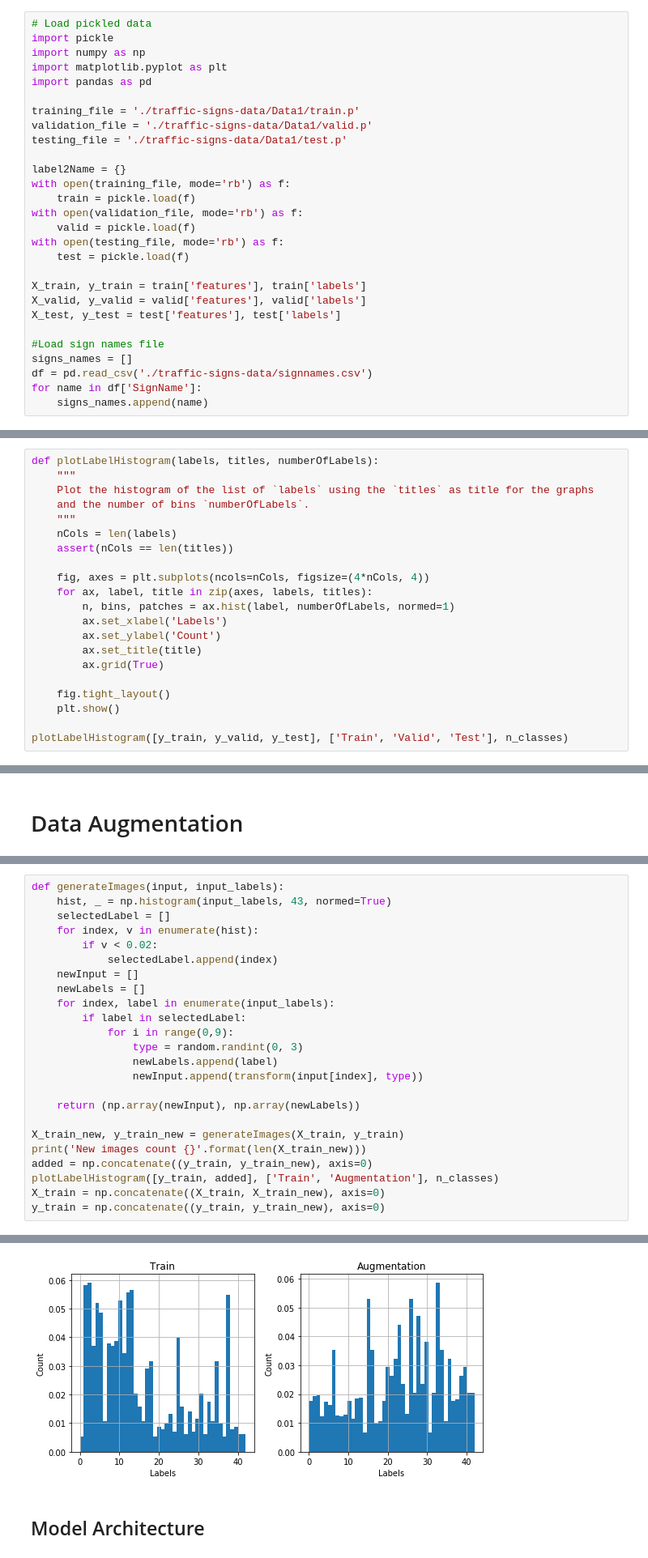
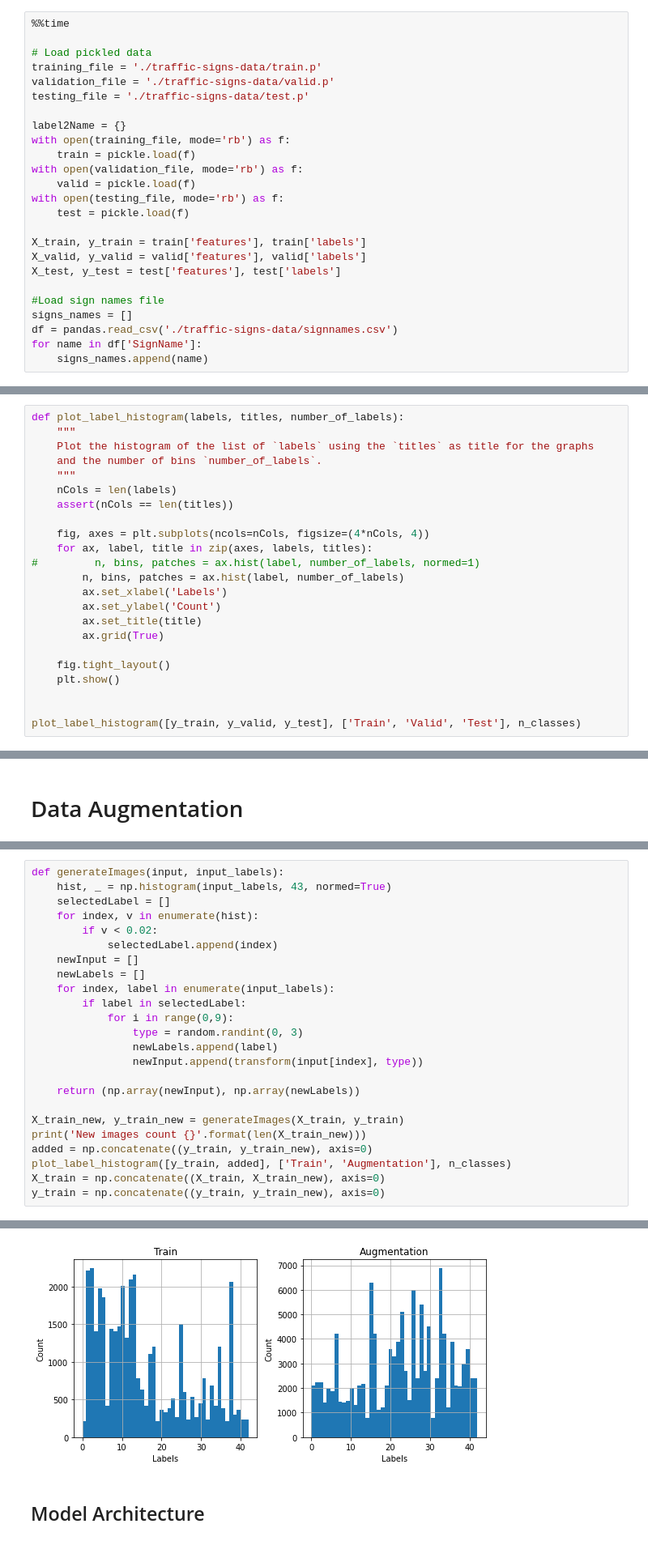
Before and after one commit to battlestar004/CSC790_DeepLearning, a Jupyter notebook: CNN_TSR_Final-Gradient_Descent.ipynb, the cells around one changed output, grey strips where cells are left out. Shown at 81% size. Drawn from its saved outputs; the diff is of its cells as text.

Commit message:
Download dataset during run time Optimize notebook code Update .gitignore Add test-images locally

```diff
--- a/CNN_TSR_Final-Gradient_Descent.ipynb
+++ b/CNN_TSR_Final-Gradient_Descent.ipynb
@@ -1,15 +65,12 @@
 # %% [markdown]
 # Step1: Load The Data
 # %%
+%%time
+
 # Load pickled data
-import pickle
-import numpy as np
-import matplotlib.pyplot as plt
-import pandas as pd
-
-training_file = './traffic-signs-data/Data1/train.p'
-validation_file = './traffic-signs-data/Data1/valid.p'
-testing_file = './traffic-signs-data/Data1/test.p'
+training_file = './traffic-signs-data/train.p'
+validation_file = './traffic-signs-data/valid.p'
+testing_file = './traffic-signs-data/test.p'
 
 label2Name = {}
 with open(training_file, mode='rb') as f:
@@ -25,6 +86,6 @@ X_test, y_test = test['features'], test['labels']
 
 #Load sign names file
 signs_names = []
-df = pd.read_csv('./traffic-signs-data/signnames.csv')
+df = pandas.read_csv('./traffic-signs-data/signnames.csv')
 for name in df['SignName']:
     signs_names.append(name)
@@ -119,17 +174,18 @@ X_train, y_train = shuffle(X_train, y_train)
 # %% [markdown]
 ## Label distribution
 # %%
-def plotLabelHistogram(labels, titles, numberOfLabels):
+def plot_label_histogram(labels, titles, number_of_labels):
     """
     Plot the histogram of the list of `labels` using the `titles` as title for the graphs
-    and the number of bins `numberOfLabels`.
+    and the number of bins `number_of_labels`.
     """
     nCols = len(labels)
     assert(nCols == len(titles))
 
     fig, axes = plt.subplots(ncols=nCols, figsize=(4*nCols, 4))
     for ax, label, title in zip(axes, labels, titles):
-        n, bins, patches = ax.hist(label, numberOfLabels, normed=1)
+#         n, bins, patches = ax.hist(label, number_of_labels, normed=1)
+        n, bins, patches = ax.hist(label, number_of_labels)
         ax.set_xlabel('Labels')
         ax.set_ylabel('Count')
         ax.set_title(title)
@@ -138,5 +194,6 @@ def plotLabelHistogram(labels, titles, numberOfLabels):
     fig.tight_layout()
     plt.show()
 
-plotLabelHistogram([y_train, y_valid, y_test], ['Train', 'Valid', 'Test'], n_classes)
+
+plot_label_histogram([y_train, y_valid, y_test], ['Train', 'Valid', 'Test'], n_classes)
 # %% [output]
@@ -202,7 +255,7 @@ def generateImages(input, input_labels):
 X_train_new, y_train_new = generateImages(X_train, y_train)
 print('New images count {}'.format(len(X_train_new)))
 added = np.concatenate((y_train, y_train_new), axis=0)
-plotLabelHistogram([y_train, added], ['Train', 'Augmentation'], n_classes)
+plot_label_histogram([y_train, added], ['Train', 'Augmentation'], n_classes)
 X_train = np.concatenate((X_train, X_train_new), axis=0)
 y_train = np.concatenate((y_train, y_train_new), axis=0)
 # %% [output]
@@ -210,4 +263,4 @@ New images count 69651
-[figure, old version]
+[figure, new version]
 # %% [markdown]
 ## Model Architecture
 # %%
```
Also changed, not shown: parts of 21 cells of this notebook, 8 other files.
